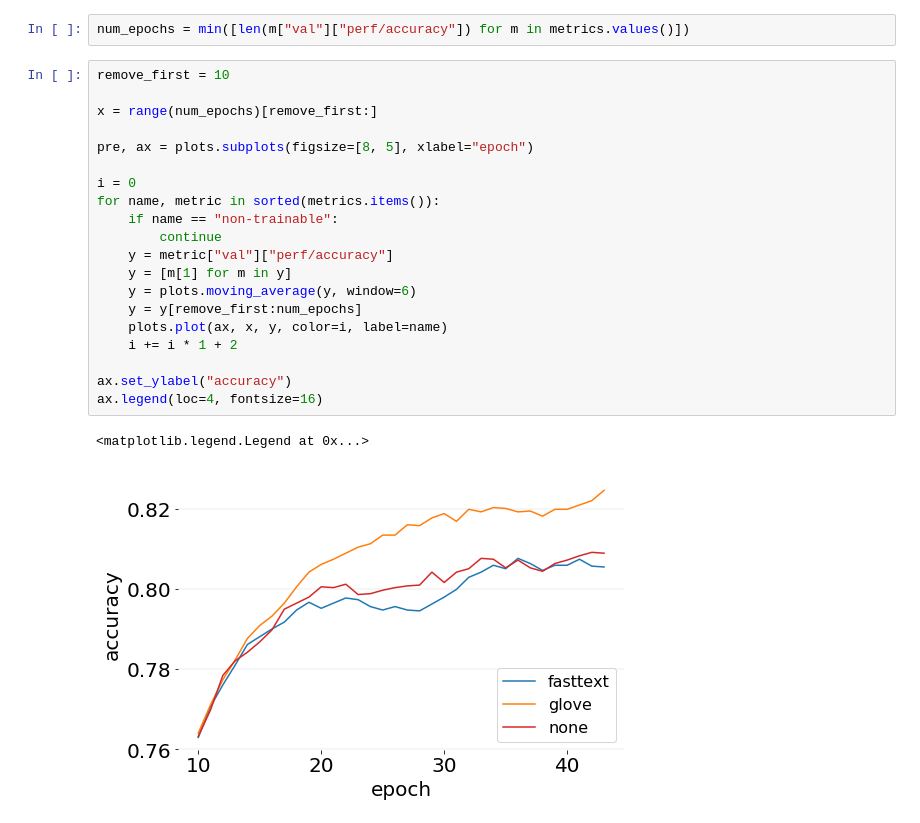
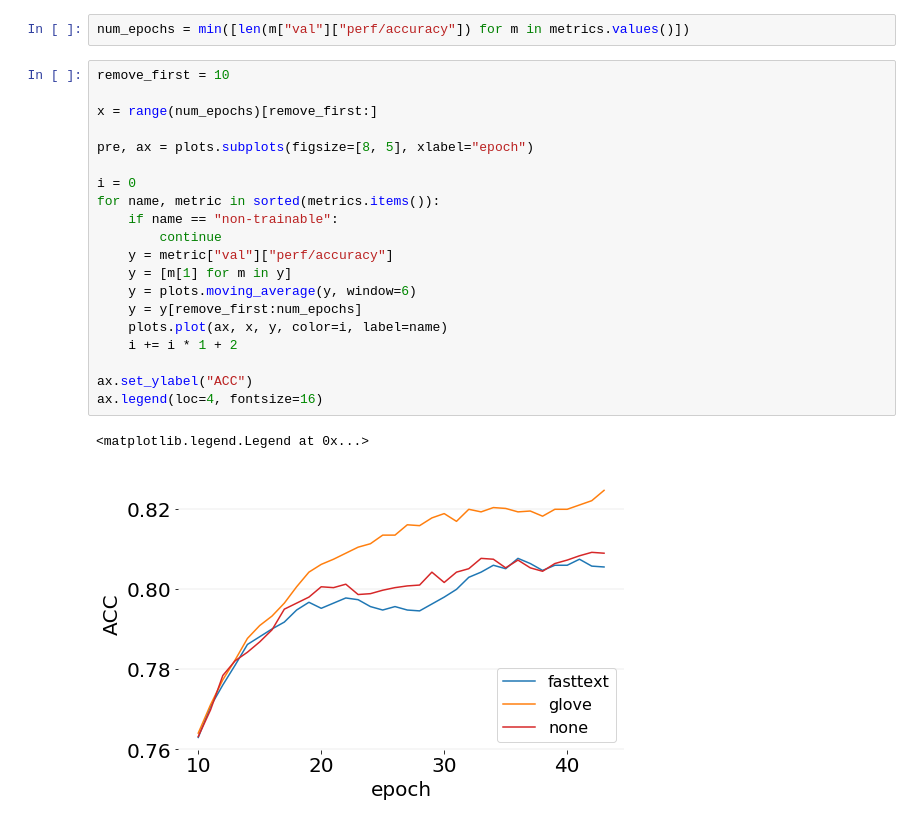
Before and after one commit to jpbottaro/anna, a Jupyter notebook: notebook/text/experiments/embeddings.ipynb, the cells around one changed output. Saved outputs shown, nothing was run; the diff lists cells and outputs as text.

```diff
--- a/notebook/text/experiments/embeddings.ipynb
+++ b/notebook/text/experiments/embeddings.ipynb
@@ -79,26 +79,26 @@ num_epochs = min([len(m["val"]["perf/accuracy"]) for m in metrics.values()])
 # %%
 remove_first = 10
 
 x = range(num_epochs)[remove_first:]
 
 pre, ax = plots.subplots(figsize=[8, 5], xlabel="epoch")
 
 i = 0
 for name, metric in sorted(metrics.items()):
     if name == "non-trainable":
         continue
     y = metric["val"]["perf/accuracy"]
     y = [m[1] for m in y]
     y = plots.moving_average(y, window=6)
     y = y[remove_first:num_epochs]
     plots.plot(ax, x, y, color=i, label=name)
     i += i * 1 + 2
 
-ax.set_ylabel("accuracy")
+ax.set_ylabel("ACC")
 ax.legend(loc=4, fontsize=16)
 # %% [output]
 <matplotlib.legend.Legend at 0x...>
-[figure, old version]
+[figure, new version]
 # %%
 remove_first = 10
 
```
Also changed, not shown: parts of 1 cell of this notebook, 2 other files.
